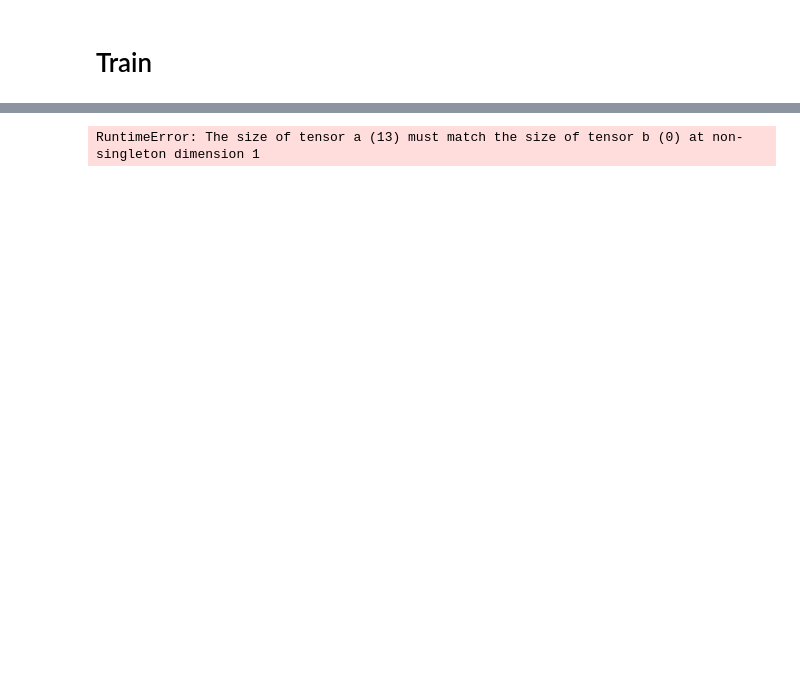
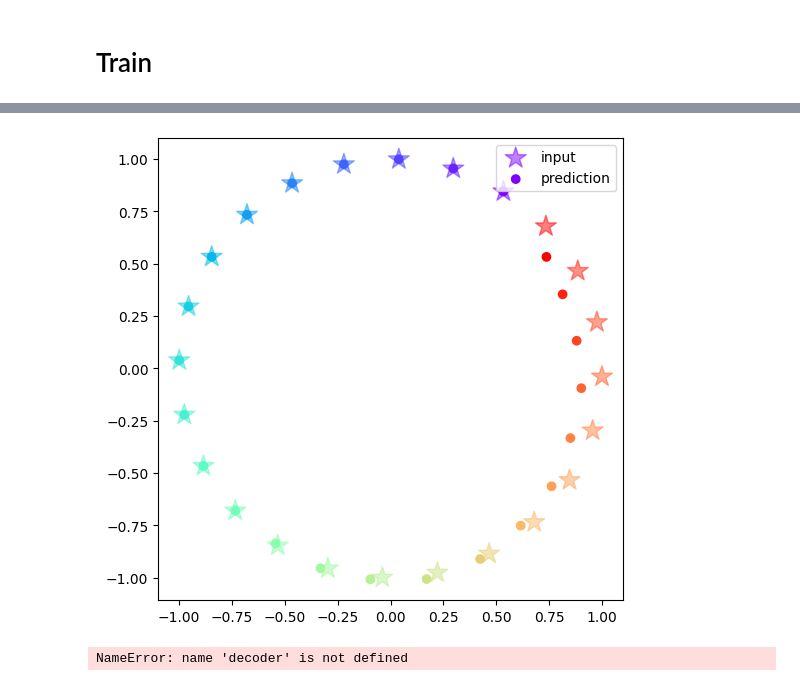
Before and after one commit to pyretttt/mosquitto, a Jupyter notebook: ml/transformers.ipynb, the cells around one changed output, grey strips where cells are left out. Saved outputs shown, nothing was run; the diff lists cells and outputs as text; code cells hidden in the pictures; blank space fills up the shorter version.

Commit message:
transformer with kv cache

```diff
--- a/ml/transformers.ipynb
+++ b/ml/transformers.ipynb
@@ -271,15 +285,24 @@ def predict(model, n_tokens, inputs):
             inputs = torch.cat((inputs, model.predict(inputs)), dim=-2)
         return inputs[:, input_len:, :]
 # %%
-cached_decoder.eval()
 x_sample, y_sample = test_dataset[np.random.randint(0, TEST_SIZE)]
-# predictions = predict(decoder, TARGET_SEQ_LEN, x_sample.unsqueeze(0)[:, :SOURCE_SEQ_LEN, :])
 predictions = cached_decoder.predict(x_sample.unsqueeze(0)[:, :SOURCE_SEQ_LEN, :], TARGET_SEQ_LEN)
 labels = torch.cat((x_sample, y_sample[-1:]))
 
 plot_circle(
     input=labels.detach().numpy()[0:],
     prediction=torch.cat((labels[0:SOURCE_SEQ_LEN, :], predictions[0])).detach().numpy()[0:],
 )
 # %% [output]
-RuntimeError: The size of tensor a (13) must match the size of tensor b (0) at non-singleton dimension 1
+[figure, added]
+# %%
+x_sample, y_sample = test_dataset[np.random.randint(0, TEST_SIZE)]
+predictions = predict(decoder, TARGET_SEQ_LEN, x_sample.unsqueeze(0)[:, :SOURCE_SEQ_LEN, :])
+labels = torch.cat((x_sample, y_sample[-1:]))
+
+plot_circle(
+    input=labels.detach().numpy()[0:],
+    prediction=torch.cat((labels[0:SOURCE_SEQ_LEN, :], predictions[0])).detach().numpy()[0:],
+)
+# %% [output]
+NameError: name 'decoder' is not defined
```
Also changed, not shown: parts of 3 cells of this notebook, 2 other files.
